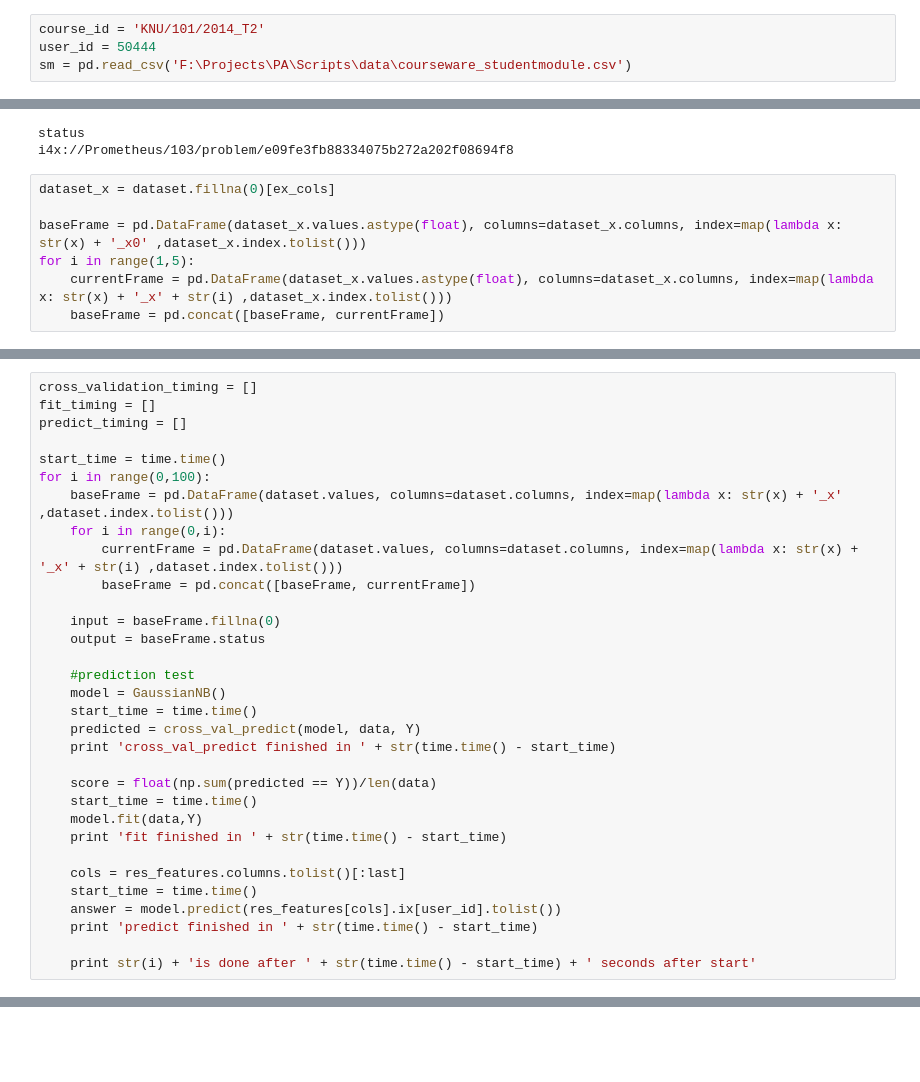
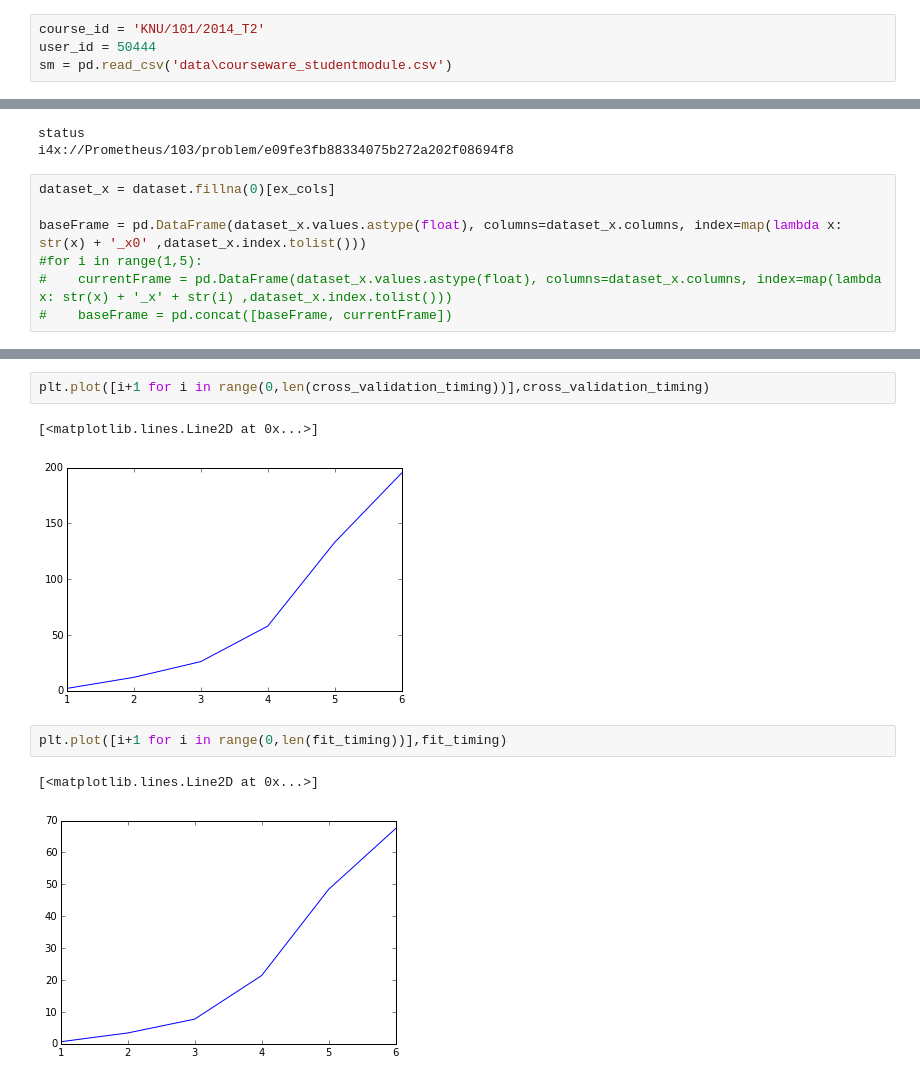
Before and after one commit to brainiacOnly/PrometheusAnalyst, a Jupyter notebook: CurrentProcess.ipynb, the cells around one changed output, grey strips where cells are left out. Drawn from its saved outputs; the diff is of its cells as text; blank space fills up the shorter version.

Commit message:
perfomance tests

```diff
--- a/CurrentProcess.ipynb
+++ b/CurrentProcess.ipynb
@@ -10,5 +10,5 @@ from sklearn.naive_bayes import GaussianNB
 # %%
 course_id = 'KNU/101/2014_T2'
 user_id = 50444
-sm = pd.read_csv('F:\Projects\PA\Scripts\data\courseware_studentmodule.csv')
+sm = pd.read_csv('data\courseware_studentmodule.csv')
 # %%
@@ -198,9 +189,9 @@ i4x://Prometheus/103/problem/e09fe3fb88334075b272a202f08694f8
 dataset_x = dataset.fillna(0)[ex_cols]
 
 baseFrame = pd.DataFrame(dataset_x.values.astype(float), columns=dataset_x.columns, index=map(lambda x: str(x) + '_x0' ,dataset_x.index.tolist()))
-for i in range(1,5):
-    currentFrame = pd.DataFrame(dataset_x.values.astype(float), columns=dataset_x.columns, index=map(lambda x: str(x) + '_x' + str(i) ,dataset_x.index.tolist()))
-    baseFrame = pd.concat([baseFrame, currentFrame])
+#for i in range(1,5):
+#    currentFrame = pd.DataFrame(dataset_x.values.astype(float), columns=dataset_x.columns, index=map(lambda x: str(x) + '_x' + str(i) ,dataset_x.index.tolist()))
+#    baseFrame = pd.concat([baseFrame, currentFrame])
 # %%
 print len(cols)
 print len(baseFrame.columns)
@@ -260,32 +225,0 @@ array([[ 0.,  0.,  0., ...,  0.,  0.,  0.],
-# %%
-cross_validation_timing = []
-fit_timing = []
-predict_timing = []
-
-start_time = time.time()
-for i in range(0,100):
-    baseFrame = pd.DataFrame(dataset.values, columns=dataset.columns, index=map(lambda x: str(x) + '_x' ,dataset.index.tolist()))
-    for i in range(0,i):
-        currentFrame = pd.DataFrame(dataset.values, columns=dataset.columns, index=map(lambda x: str(x) + '_x' + str(i) ,dataset.index.tolist()))
-        baseFrame = pd.concat([baseFrame, currentFrame])
-
-    input = baseFrame.fillna(0)
-    output = baseFrame.status
-
-    #prediction test
-    model = GaussianNB()
-    start_time = time.time()
-    predicted = cross_val_predict(model, data, Y)
-    print 'cross_val_predict finished in ' + str(time.time() - start_time)
-
-    score = float(np.sum(predicted == Y))/len(data)
-    start_time = time.time()
-    model.fit(data,Y)
-    print 'fit finished in ' + str(time.time() - start_time)
-
-    cols = res_features.columns.tolist()[:last]
-    start_time = time.time()
-    answer = model.predict(res_features[cols].ix[user_id].tolist())
-    print 'predict finished in ' + str(time.time() - start_time)
-
-    print str(i) + 'is done after ' + str(time.time() - start_time) + ' seconds after start'
@@ -296,0 +269,10 @@ hello
+# %%
+plt.plot([i+1 for i in range(0,len(cross_validation_timing))],cross_validation_timing)
+# %% [output]
+[<matplotlib.lines.Line2D at 0x...>]
+[figure, added]
+# %%
+plt.plot([i+1 for i in range(0,len(fit_timing))],fit_timing)
+# %% [output]
+[<matplotlib.lines.Line2D at 0x...>]
+[figure, added]
```
Also changed, not shown: parts of 37 cells of this notebook, 1 other file.
